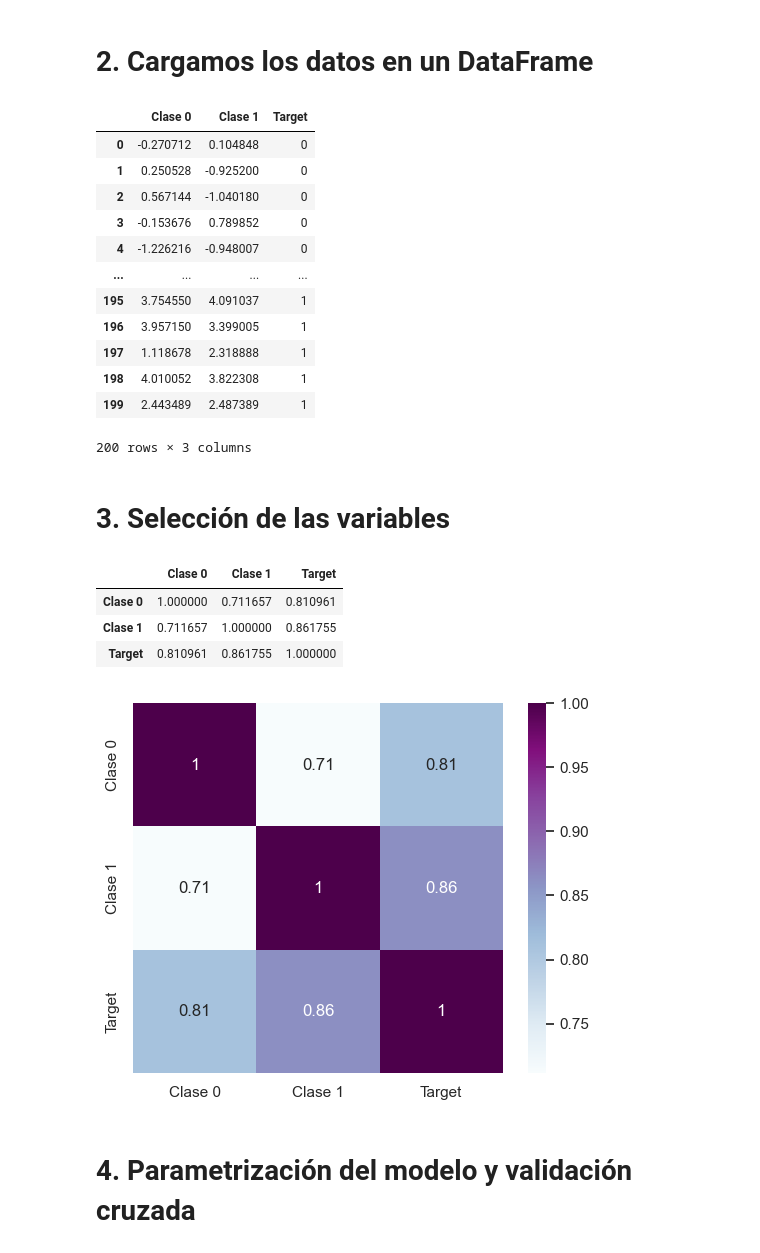
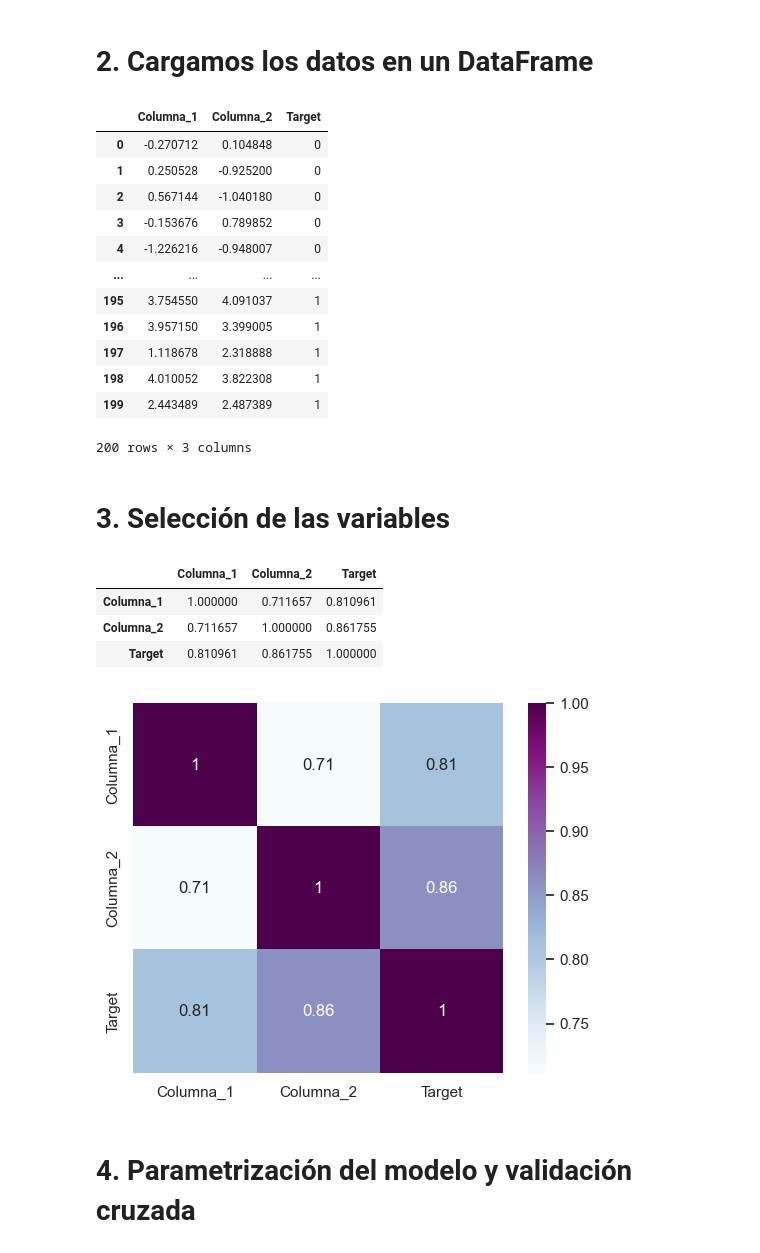
Before and after one commit to a21lofese/SAA, a Jupyter notebook: Prácticas Naive Bayes y KNN/Ejercicio1.ipynb, the cells around one changed output. Cells and saved outputs as stored; diff of their text form; code cells hidden in the pictures.

```diff
--- a/Prácticas Naive Bayes y KNN/Ejercicio1.ipynb
+++ b/Prácticas Naive Bayes y KNN/Ejercicio1.ipynb
@@ -43,34 +43,34 @@ class_1_labels = np.ones(100)
 # %%
 # Formateo y combinación de los datos
 X = np.vstack((class_0_data, class_1_data))
 y = np.concatenate((class_0_labels, class_1_labels))
 """
 vstack: para apilar verticalmente los datos
 concatenate: para concatenar los datos
 """
 
 # Creación del los dataframes
-df_class = pd.DataFrame(X, columns=['Clase 0', 'Clase 1'])
+df_class = pd.DataFrame(X, columns=['Columna_1', 'Columna_2'])
 df_target = pd.DataFrame(y, columns=['Target'])
 """
 X: datos
 columns: para nombrar las columnas
 
 y: etiquetas
 columns: para nombrar la columna
 """
 
 # Unimos los 2 dataframes y el target se modifica a tipo int para knn
 df_complete = pd.concat([df_class, df_target], axis=1)
 df_complete.Target = df_complete.Target.astype(int)
 """
 concat: para unir los dataframes
 axis: 1 para unirlos por columnas
 astype: int para que el target sea de tipo int
 """
 df_complete
 # %% [output]
-|  | Clase 0 | Clase 1 | Target |
+|  | Columna_1 | Columna_2 | Target |
 | 0 | -0.270712 | 0.104848 | 0 |
 | 1 | 0.250528 | -0.925200 | 0 |
 | 2 | 0.567144 | -1.040180 | 0 |
@@ -95,11 +95,11 @@ cmap: BuPu para que el mapa de calor sea de color azul y morado
 """
 df_complete.corr()
 # %% [output]
-|  | Clase 0 | Clase 1 | Target |
-| Clase 0 | 1.000000 | 0.711657 | 0.810961 |
-| Clase 1 | 0.711657 | 1.000000 | 0.861755 |
+|  | Columna_1 | Columna_2 | Target |
+| Columna_1 | 1.000000 | 0.711657 | 0.810961 |
+| Columna_2 | 0.711657 | 1.000000 | 0.861755 |
 | Target | 0.810961 | 0.861755 | 1.000000 |
-[figure, old version]
+[figure, new version]
 # %% [markdown]
 # 4. Parametrización del modelo y validación cruzada
 # %%
```
Also changed, not shown: parts of 4 cells of this notebook, 2 other files.
